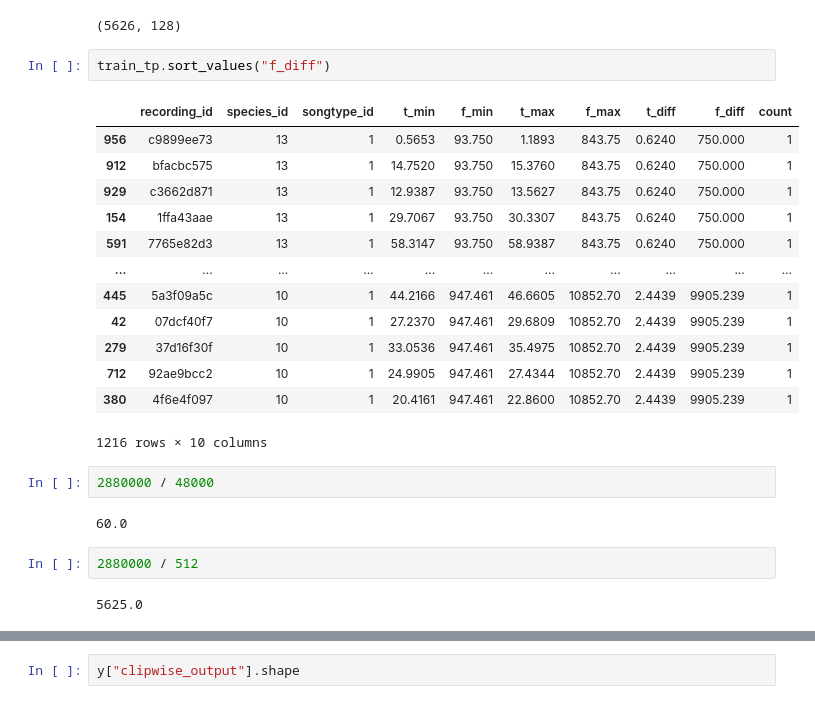
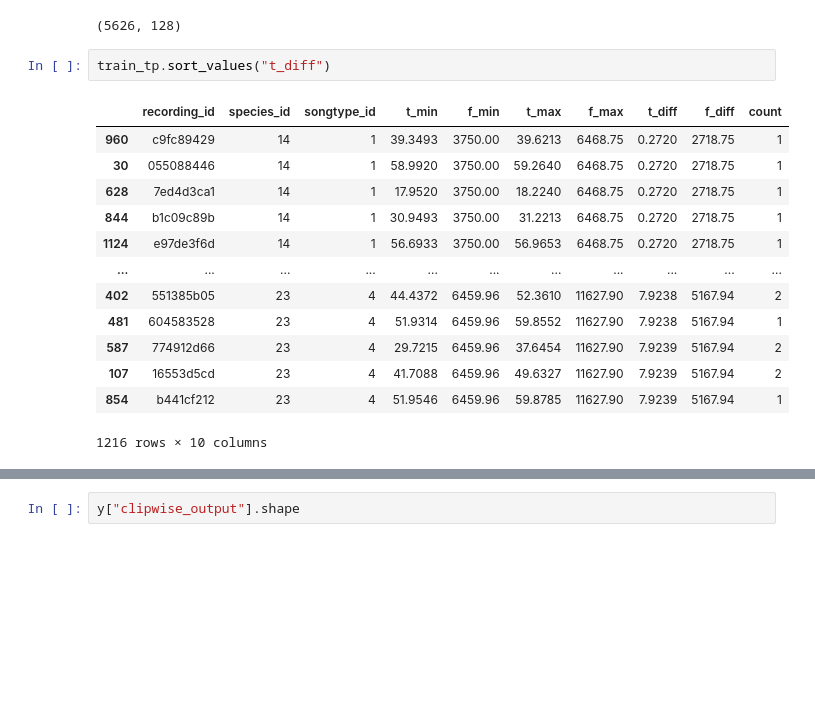
Before and after one commit to ibkuroyagi/Rainforest-Connection-Species-Audio-Detection, a Jupyter notebook: working/EDA.ipynb, the cells around one changed output, grey strips where cells are left out. Saved outputs shown, nothing was run; the diff lists cells and outputs as text; blank space fills up the shorter version.

```diff
--- a/working/EDA.ipynb
+++ b/working/EDA.ipynb
@@ -191,26 +206,18 @@ mel.shape
 # %% [output]
 (5626, 128)
 # %%
-train_tp.sort_values("f_diff")
+train_tp.sort_values("t_diff")
 # %% [output]
 |  | recording_id | species_id | songtype_id | t_min | f_min | t_max | f_max | t_diff | f_diff | count |
-| 956 | c9899ee73 | 13 | 1 | 0.5653 | 93.750 | 1.1893 | 843.75 | 0.6240 | 750.000 | 1 |
-| 912 | bfacbc575 | 13 | 1 | 14.7520 | 93.750 | 15.3760 | 843.75 | 0.6240 | 750.000 | 1 |
-| 929 | c3662d871 | 13 | 1 | 12.9387 | 93.750 | 13.5627 | 843.75 | 0.6240 | 750.000 | 1 |
-| 154 | 1ffa43aae | 13 | 1 | 29.7067 | 93.750 | 30.3307 | 843.75 | 0.6240 | 750.000 | 1 |
-| 591 | 7765e82d3 | 13 | 1 | 58.3147 | 93.750 | 58.9387 | 843.75 | 0.6240 | 750.000 | 1 |
+| 960 | c9fc89429 | 14 | 1 | 39.3493 | 3750.00 | 39.6213 | 6468.75 | 0.2720 | 2718.75 | 1 |
+| 30 | 055088446 | 14 | 1 | 58.9920 | 3750.00 | 59.2640 | 6468.75 | 0.2720 | 2718.75 | 1 |
+| 628 | 7ed4d3ca1 | 14 | 1 | 17.9520 | 3750.00 | 18.2240 | 6468.75 | 0.2720 | 2718.75 | 1 |
+| 844 | b1c09c89b | 14 | 1 | 30.9493 | 3750.00 | 31.2213 | 6468.75 | 0.2720 | 2718.75 | 1 |
+| 1124 | e97de3f6d | 14 | 1 | 56.6933 | 3750.00 | 56.9653 | 6468.75 | 0.2720 | 2718.75 | 1 |
 | ... | ... | ... | ... | ... | ... | ... | ... | ... | ... | ... |
-| 445 | 5a3f09a5c | 10 | 1 | 44.2166 | 947.461 | 46.6605 | 10852.70 | 2.4439 | 9905.239 | 1 |
-| 42 | 07dcf40f7 | 10 | 1 | 27.2370 | 947.461 | 29.6809 | 10852.70 | 2.4439 | 9905.239 | 1 |
-| 279 | 37d16f30f | 10 | 1 | 33.0536 | 947.461 | 35.4975 | 10852.70 | 2.4439 | 9905.239 | 1 |
-| 712 | 92ae9bcc2 | 10 | 1 | 24.9905 | 947.461 | 27.4344 | 10852.70 | 2.4439 | 9905.239 | 1 |
-| 380 | 4f6e4f097 | 10 | 1 | 20.4161 | 947.461 | 22.8600 | 10852.70 | 2.4439 | 9905.239 | 1 |
+| 402 | 551385b05 | 23 | 4 | 44.4372 | 6459.96 | 52.3610 | 11627.90 | 7.9238 | 5167.94 | 2 |
+| 481 | 604583528 | 23 | 4 | 51.9314 | 6459.96 | 59.8552 | 11627.90 | 7.9238 | 5167.94 | 1 |
+| 587 | 774912d66 | 23 | 4 | 29.7215 | 6459.96 | 37.6454 | 11627.90 | 7.9239 | 5167.94 | 2 |
+| 107 | 16553d5cd | 23 | 4 | 41.7088 | 6459.96 | 49.6327 | 11627.90 | 7.9239 | 5167.94 | 2 |
+| 854 | b441cf212 | 23 | 4 | 51.9546 | 6459.96 | 59.8785 | 11627.90 | 7.9239 | 5167.94 | 1 |
 1216 rows × 10 columns
-# %%
-2880000 / 48000
-# %% [output]
-60.0
-# %%
-2880000 / 512
-# %% [output]
-5625.0
```
Also changed, not shown: parts of 10 cells of this notebook, 2 other files.
